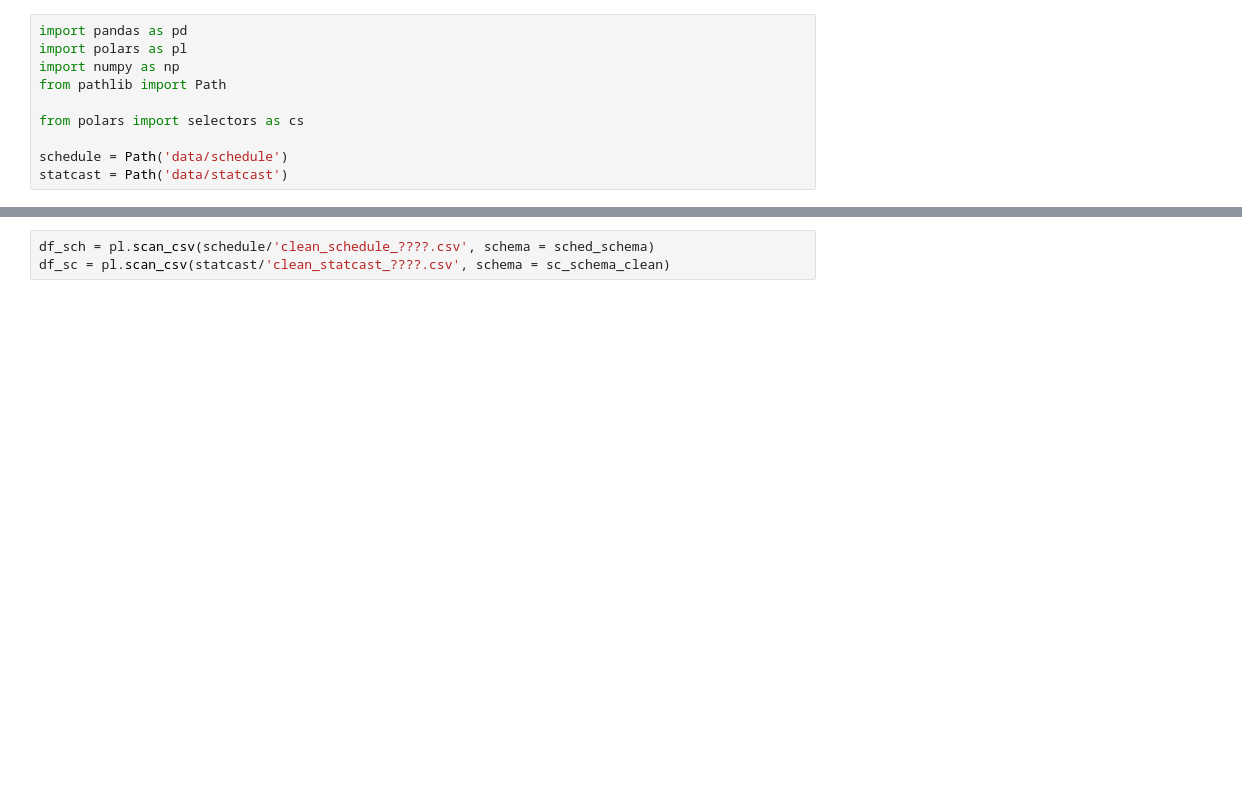
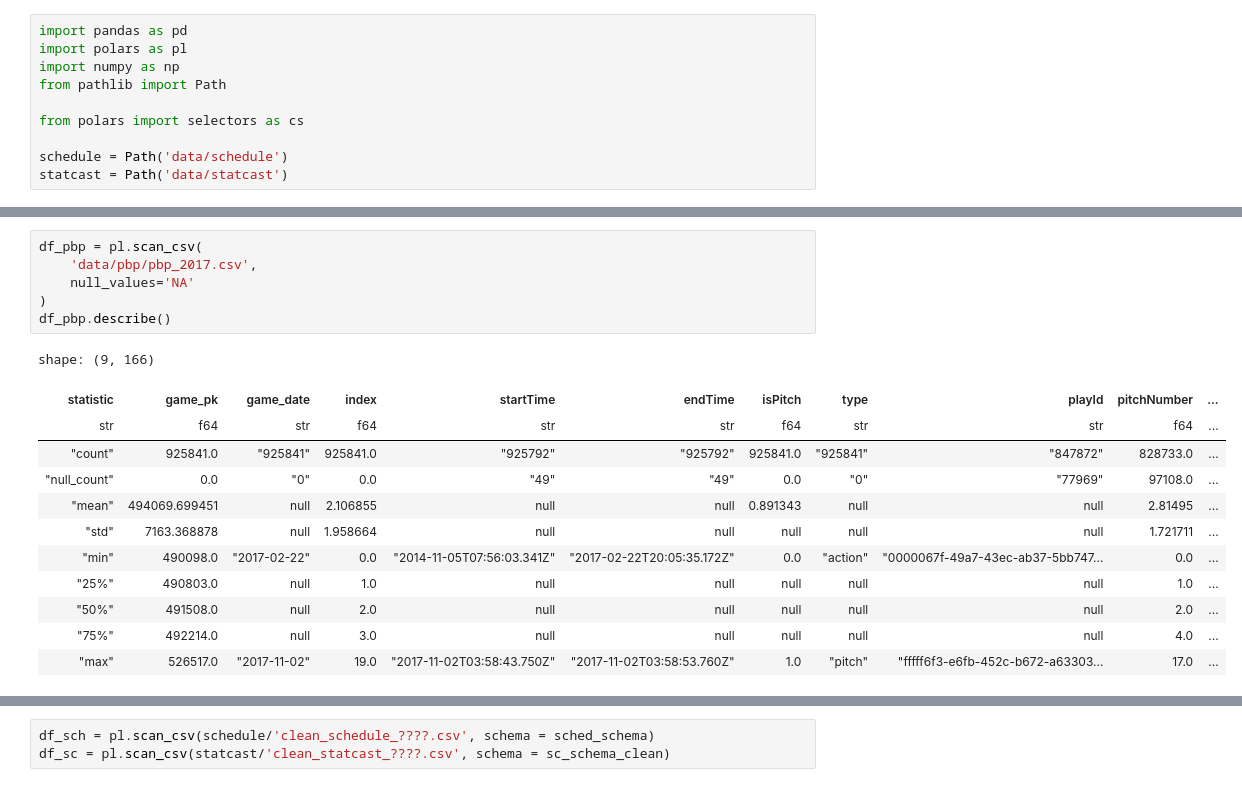
Before and after one commit to chernobylx/Saber, a Jupyter notebook: cleaning.ipynb, the cells around one changed output, grey strips where cells are left out. Saved outputs shown, nothing was run; the diff lists cells and outputs as text; blank space fills up the shorter version.

```diff
--- a/cleaning.ipynb
+++ b/cleaning.ipynb
@@ -347,0 +521,19 @@ sc_schema_clean = pl.Schema(
+# %%
+df_pbp = pl.scan_csv(
+    'data/pbp/pbp_2017.csv',
+    null_values='NA'
+)
+df_pbp.describe()
+# %% [output]
+shape: (9, 166)
+| statistic | game_pk | game_date | index | startTime | endTime | isPitch | type | playId | pitchNumber | ... |
+| str | f64 | str | f64 | str | str | f64 | str | str | f64 | ... |
+| "count" | 925841.0 | "925841" | 925841.0 | "925792" | "925792" | 925841.0 | "925841" | "847872" | 828733.0 | ... |
+| "null_count" | 0.0 | "0" | 0.0 | "49" | "49" | 0.0 | "0" | "77969" | 97108.0 | ... |
+| "mean" | 494069.699451 | null | 2.106855 | null | null | 0.891343 | null | null | 2.81495 | ... |
+| "std" | 7163.368878 | null | 1.958664 | null | null | null | null | null | 1.721711 | ... |
+| "min" | 490098.0 | "2017-02-22" | 0.0 | "2014-11-05T07:56:03.341Z" | "2017-02-22T20:05:35.172Z" | 0.0 | "action" | "0000067f-49a7-43ec-ab37-5bb747… | 0.0 | ... |
+| "25%" | 490803.0 | null | 1.0 | null | null | null | null | null | 1.0 | ... |
+| "50%" | 491508.0 | null | 2.0 | null | null | null | null | null | 2.0 | ... |
+| "75%" | 492214.0 | null | 3.0 | null | null | null | null | null | 4.0 | ... |
+| "max" | 526517.0 | "2017-11-02" | 19.0 | "2017-11-02T03:58:43.750Z" | "2017-11-02T03:58:53.760Z" | 1.0 | "pitch" | "fffff6f3-e6fb-452c-b672-a63303… | 17.0 | ... |
```
Also changed, not shown: parts of 20 cells of this notebook, 2 other files.
